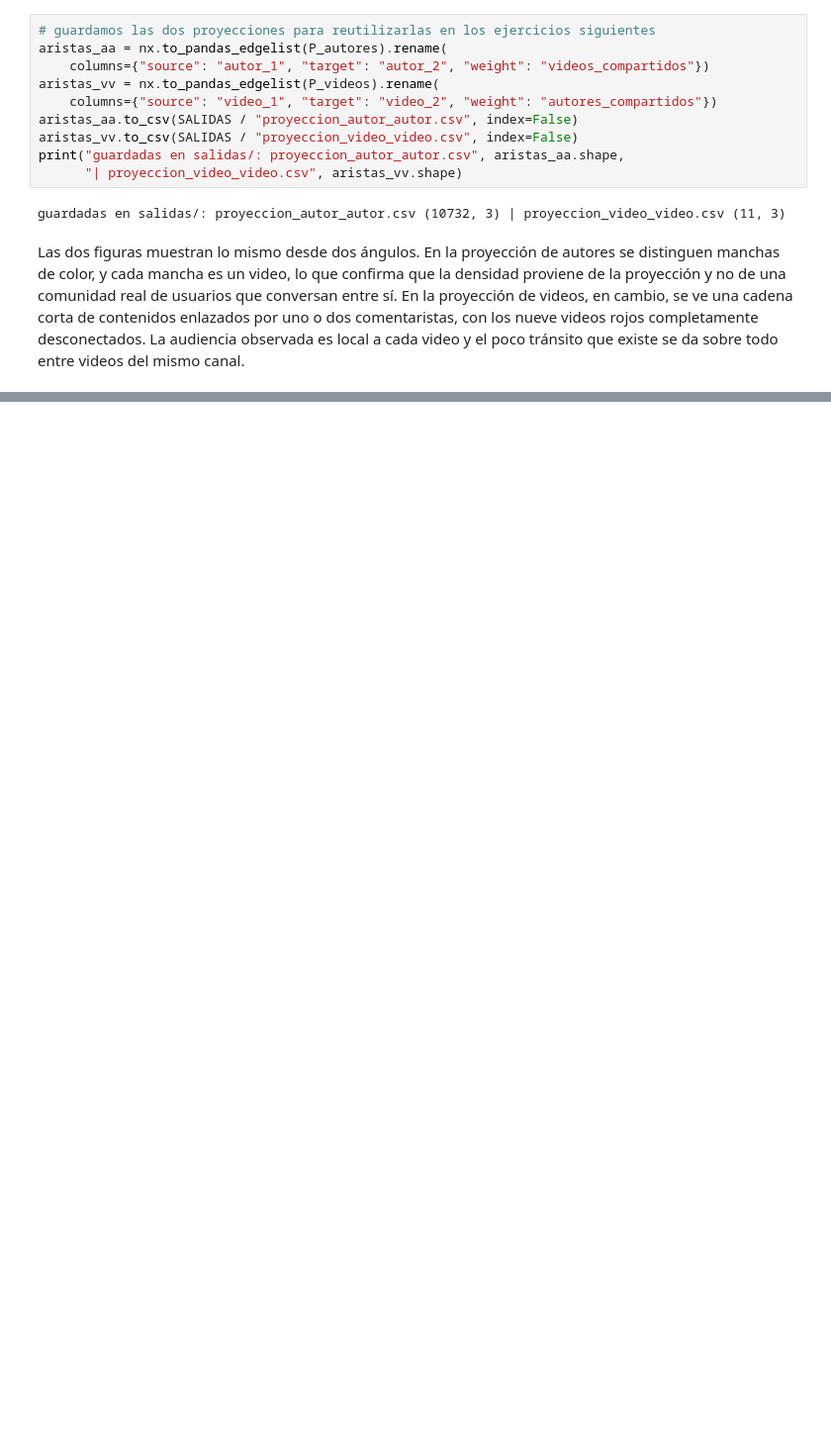
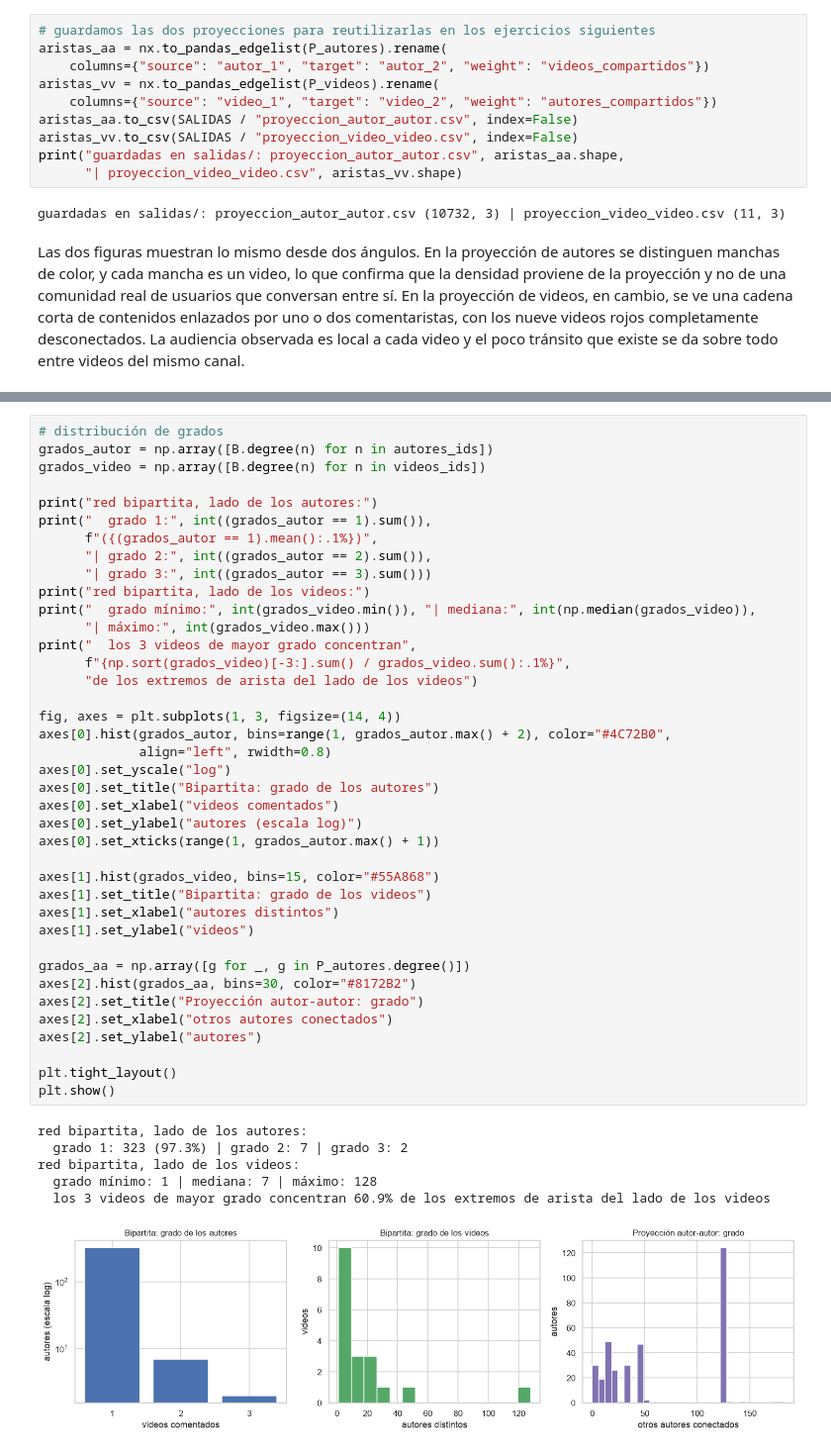
Before and after one commit to Fercho1118/Lab6_DS, a Jupyter notebook: notebooks/lab6.ipynb, the cells around one changed output, grey strips where cells are left out. Shown at 99% size. Drawn from its saved outputs; the diff is of its cells as text; blank space fills up the shorter version.

Commit message:
Ejercicio 6: topología, distribución de grados, componentes, cohesión y transitividad

```diff
--- a/notebooks/lab6.ipynb
+++ b/notebooks/lab6.ipynb
@@ -1447,0 +1497,46 @@ entre videos del mismo canal.
+# %%
+# distribución de grados
+grados_autor = np.array([B.degree(n) for n in autores_ids])
+grados_video = np.array([B.degree(n) for n in videos_ids])
+
+print("red bipartita, lado de los autores:")
+print("  grado 1:", int((grados_autor == 1).sum()),
+      f"({(grados_autor == 1).mean():.1%})",
+      "| grado 2:", int((grados_autor == 2).sum()),
+      "| grado 3:", int((grados_autor == 3).sum()))
+print("red bipartita, lado de los videos:")
+print("  grado mínimo:", int(grados_video.min()), "| mediana:", int(np.median(grados_video)),
+      "| máximo:", int(grados_video.max()))
+print("  los 3 videos de mayor grado concentran",
+      f"{np.sort(grados_video)[-3:].sum() / grados_video.sum():.1%}",
+      "de los extremos de arista del lado de los videos")
+
+fig, axes = plt.subplots(1, 3, figsize=(14, 4))
+axes[0].hist(grados_autor, bins=range(1, grados_autor.max() + 2), color="#4C72B0",
+             align="left", rwidth=0.8)
+axes[0].set_yscale("log")
+axes[0].set_title("Bipartita: grado de los autores")
+axes[0].set_xlabel("videos comentados")
+axes[0].set_ylabel("autores (escala log)")
+axes[0].set_xticks(range(1, grados_autor.max() + 1))
+
+axes[1].hist(grados_video, bins=15, color="#55A868")
+axes[1].set_title("Bipartita: grado de los videos")
+axes[1].set_xlabel("autores distintos")
+axes[1].set_ylabel("videos")
+
+grados_aa = np.array([g for _, g in P_autores.degree()])
+axes[2].hist(grados_aa, bins=30, color="#8172B2")
+axes[2].set_title("Proyección autor-autor: grado")
+axes[2].set_xlabel("otros autores conectados")
+axes[2].set_ylabel("autores")
+
+plt.tight_layout()
+plt.show()
+# %% [output]
+red bipartita, lado de los autores:
+  grado 1: 323 (97.3%) | grado 2: 7 | grado 3: 2
+red bipartita, lado de los videos:
+  grado mínimo: 1 | mediana: 7 | máximo: 128
+  los 3 videos de mayor grado concentran 60.9% de los extremos de arista del lado de los videos
+[figure, added]
```
Also changed, not shown: parts of 12 cells of this notebook.
